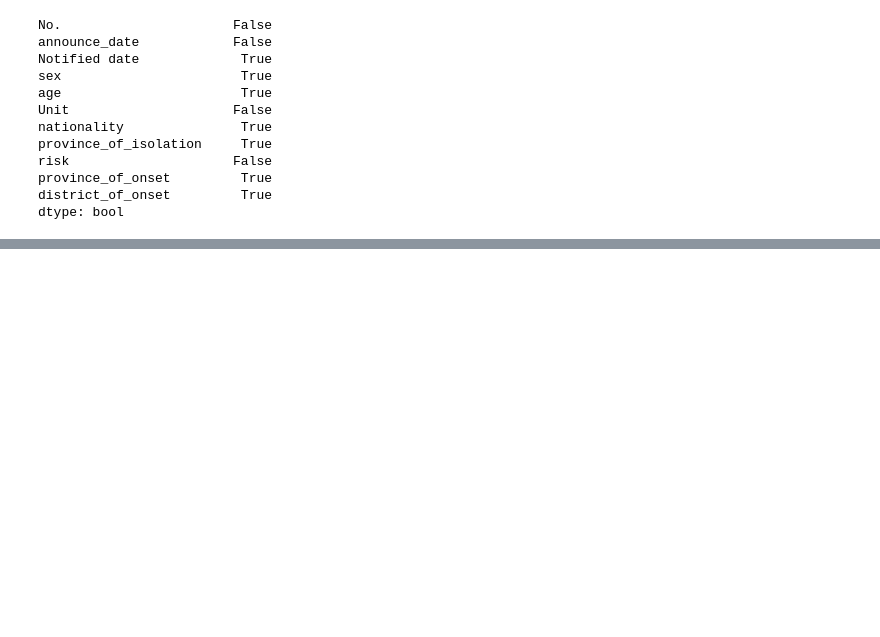
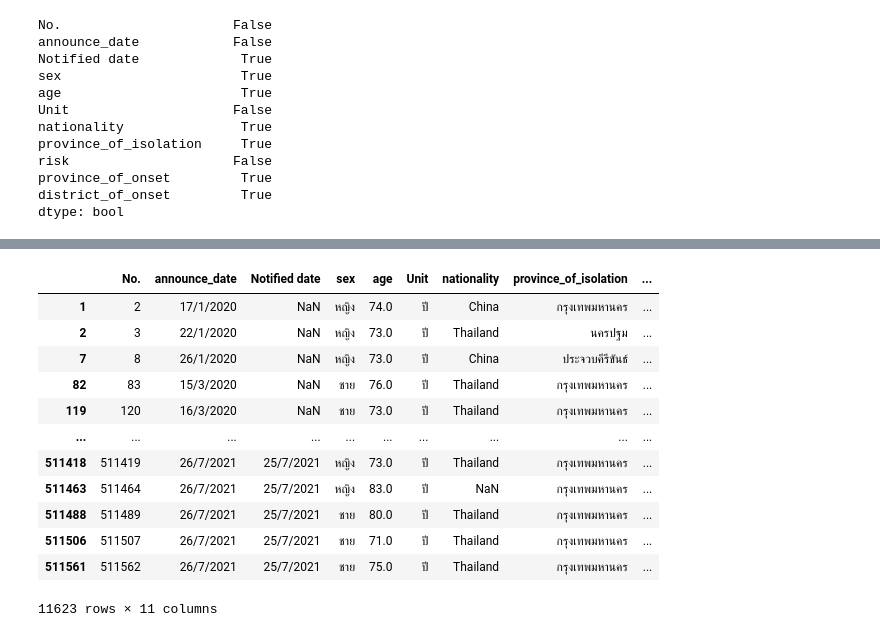
Before and after one commit to nualpair/DWDM21, a Jupyter notebook: Data_Preprocessing_(Chapter3).ipynb, the cells around one changed output, grey strips where cells are left out. Cells and saved outputs as stored; diff of their text form; code cells hidden in the pictures; blank space fills up the shorter version.

```diff
--- a/Data_Preprocessing_(Chapter3).ipynb
+++ b/Data_Preprocessing_(Chapter3).ipynb
@@ -307,0 +505,16 @@ dtype: bool
+# %%
+data_cases2[data_cases2['age'] > 70]
+# %% [output]
+|  | No. | announce_date | Notified date | sex | age | Unit | nationality | province_of_isolation | ... |
+| 1 | 2 | 17/1/2020 | NaN | หญิง | 74.0 | ปี | China | กรุงเทพมหานคร | ... |
+| 2 | 3 | 22/1/2020 | NaN | หญิง | 73.0 | ปี | Thailand | นครปฐม | ... |
+| 7 | 8 | 26/1/2020 | NaN | หญิง | 73.0 | ปี | China | ประจวบคีรีขันธ์ | ... |
+| 82 | 83 | 15/3/2020 | NaN | ชาย | 76.0 | ปี | Thailand | กรุงเทพมหานคร | ... |
+| 119 | 120 | 16/3/2020 | NaN | ชาย | 73.0 | ปี | Thailand | กรุงเทพมหานคร | ... |
+| ... | ... | ... | ... | ... | ... | ... | ... | ... | ... |
+| 511418 | 511419 | 26/7/2021 | 25/7/2021 | หญิง | 73.0 | ปี | Thailand | กรุงเทพมหานคร | ... |
+| 511463 | 511464 | 26/7/2021 | 25/7/2021 | หญิง | 83.0 | ปี | NaN | กรุงเทพมหานคร | ... |
+| 511488 | 511489 | 26/7/2021 | 25/7/2021 | ชาย | 80.0 | ปี | Thailand | กรุงเทพมหานคร | ... |
+| 511506 | 511507 | 26/7/2021 | 25/7/2021 | ชาย | 71.0 | ปี | Thailand | กรุงเทพมหานคร | ... |
+| 511561 | 511562 | 26/7/2021 | 25/7/2021 | ชาย | 75.0 | ปี | Thailand | กรุงเทพมหานคร | ... |
+11623 rows × 11 columns
```
Also changed, not shown: parts of 42 cells of this notebook.
